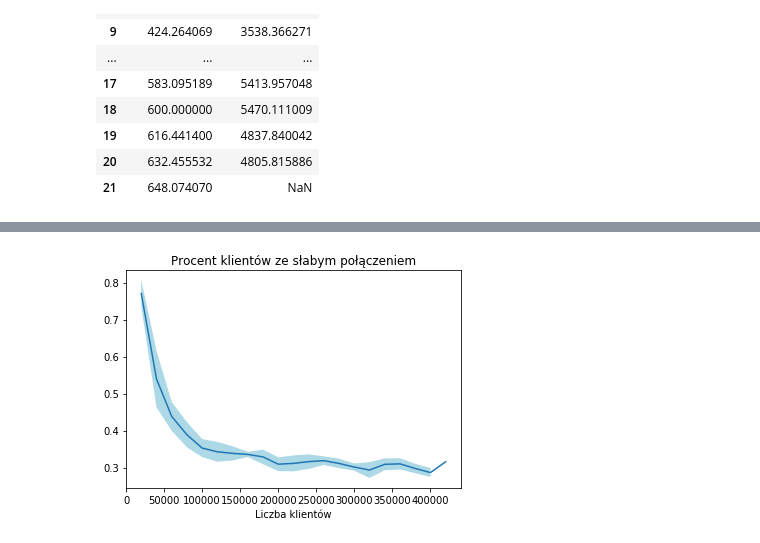
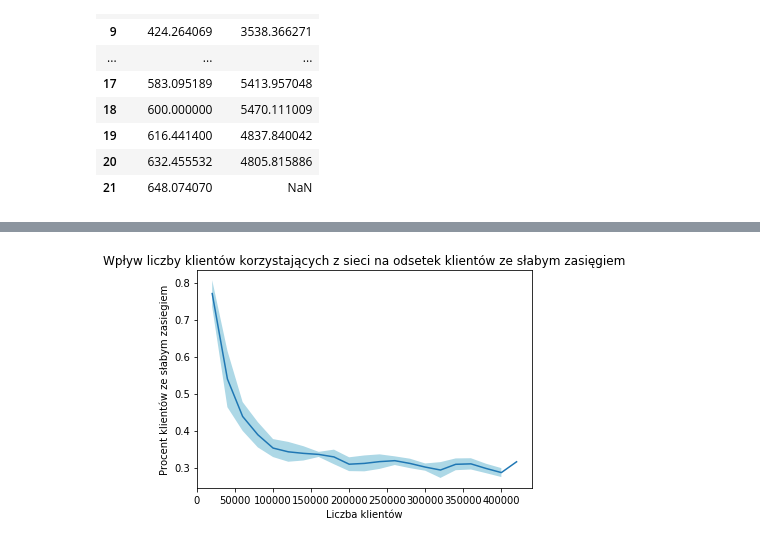
Before and after one commit to Maruchin1/PWR-WiFi-Analysis, a Jupyter notebook: clients_problems_poor_snr.ipynb, the cells around one changed output, grey strips where cells are left out. Drawn from its saved outputs; the diff is of its cells as text; code cells hidden in the pictures.

```diff
--- a/clients_problems_poor_snr.ipynb
+++ b/clients_problems_poor_snr.ipynb
@@ -188,15 +189,16 @@ std_percentage_poor
 21         NaN
 dtype: float64
 # %%
-plt.title('Procent klientów ze słabym połączeniem')
+plt.title('Wpływ liczby klientów korzystających z sieci na odsetek klientów ze słabym zasięgiem')
 plt.plot(mean_by_thousands['NumOfClients'], percentage_poor)
 plt.fill_between(
     mean_by_thousands['NumOfClients'],
     percentage_poor + std_percentage_poor,
     percentage_poor - std_percentage_poor,
     facecolor='lightblue'
 )
 plt.xlabel('Liczba klientów')
+plt.ylabel('Procent klientów ze słabym zasiegiem')
 plt.show()
 # %% [output]
-[figure, old version]
+[figure, new version]
```
Also changed, not shown: parts of 1 cell of this notebook, 1 other file.
